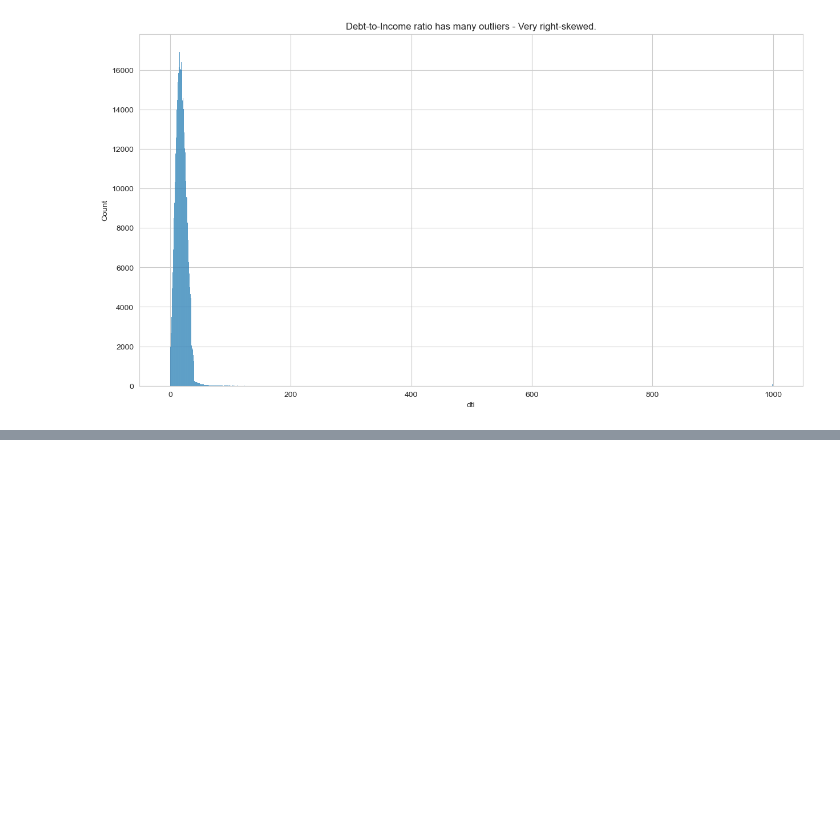
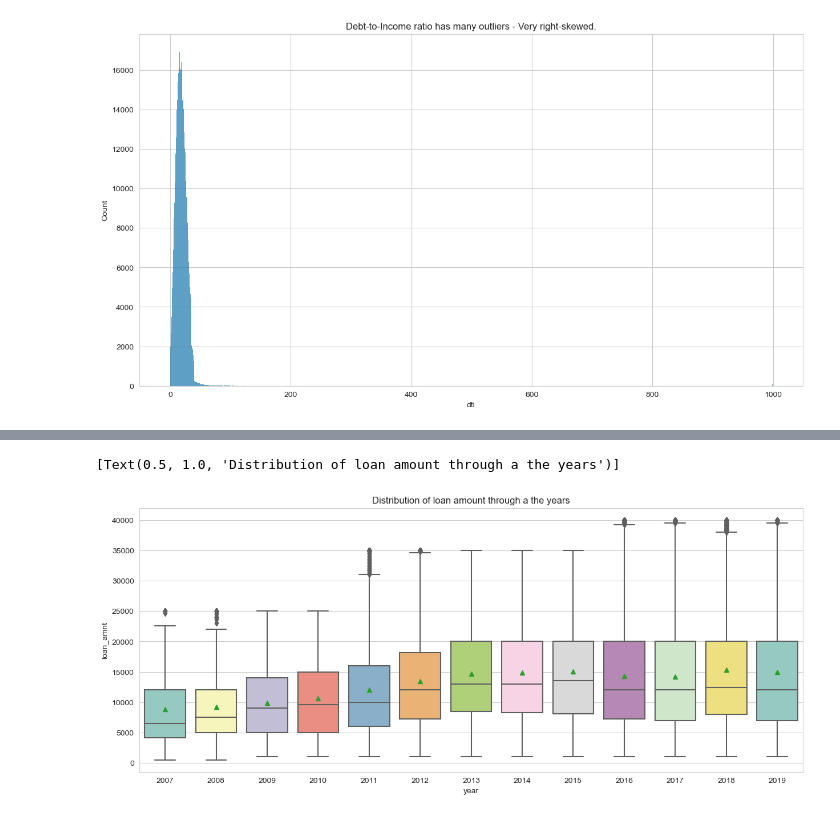
Before and after one commit to shyamghan17/MachineLearning, a Jupyter notebook: BigData/Assignment/LoanPred.ipynb, the cells around one changed output, grey strips where cells are left out. Saved outputs shown, nothing was run; the diff lists cells and outputs as text; code cells hidden in the pictures; blank space fills up the shorter version.

```diff
--- a/BigData/Assignment/LoanPred.ipynb
+++ b/BigData/Assignment/LoanPred.ipynb
@@ -129,0 +168,8 @@ ax.set(title="Debt-to-Income ratio below 40 is somewhat normal")
+# %%
+plt.figure(figsize=(15, 6))
+ax = sns.boxplot(x="year", y="loan_amnt", palette="Set3",
+                 data=LoanStatData[LoanStatData['year'] != 2020], showmeans=True)
+ax.set(title="Distribution of loan amount through a the years")
+# %% [output]
+[Text(0.5, 1.0, 'Distribution of loan amount through a the years')]
+[figure, added]
```
Also changed, not shown: parts of 45 cells of this notebook.
